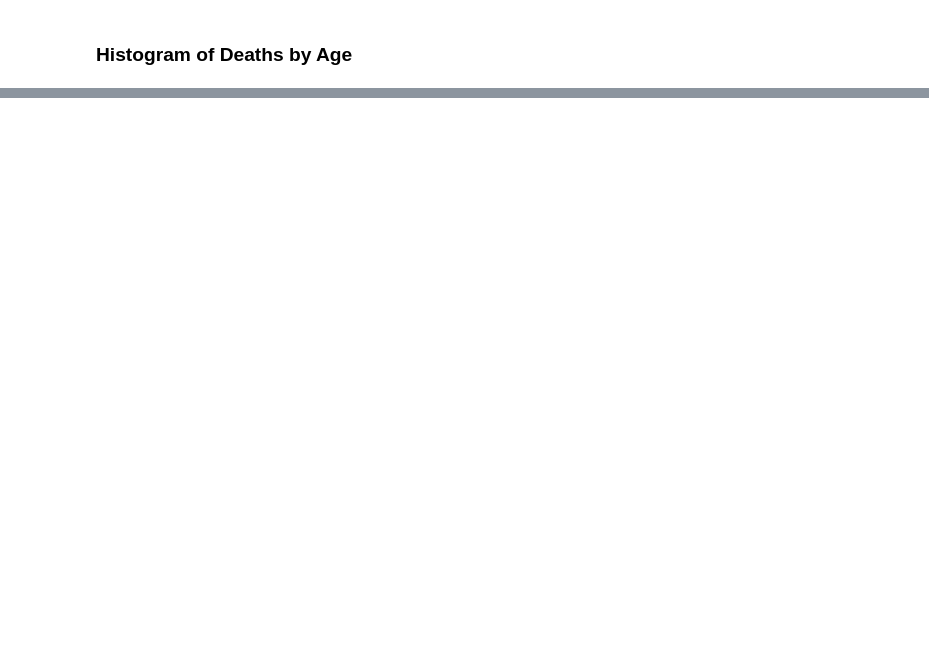
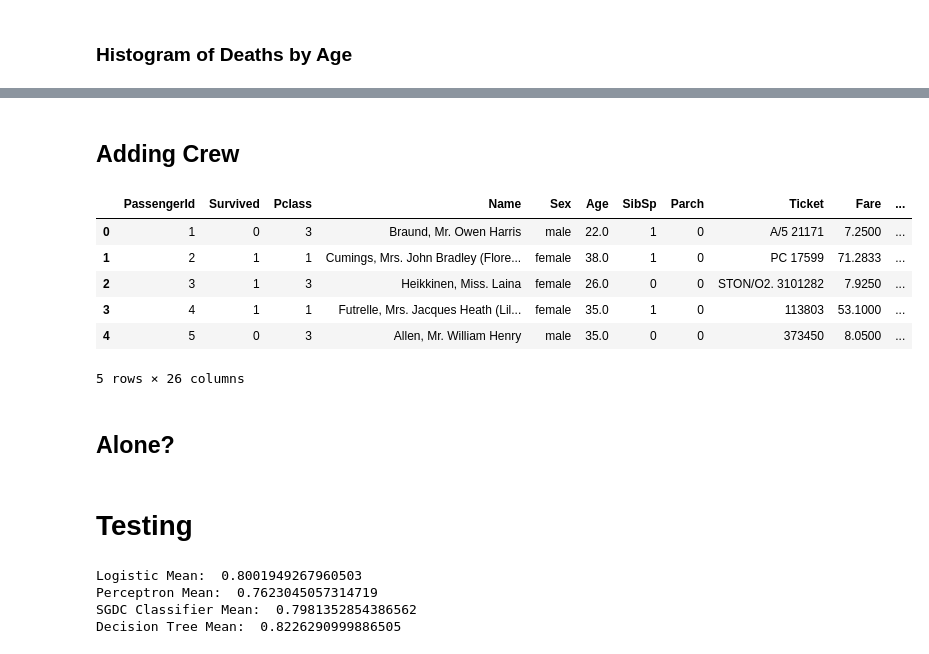
Before and after one commit to ChicksMagee/Table-1-Group-Repository, a Jupyter notebook: Titanic Submissions/Combined_Submission.ipynb, the cells around one changed output, grey strips where cells are left out. Cells and saved outputs as stored; diff of their text form; code cells hidden in the pictures; blank space fills up the shorter version.

```diff
--- a/Titanic Submissions/Combined_Submission.ipynb
+++ b/Titanic Submissions/Combined_Submission.ipynb
@@ -63,0 +70,16 @@ plt.show()
+# %% [markdown]
+## Adding Crew
+# %%
+train['Crew?'] = [1 if x == 0.0 else 0 for x in train['Fare']]
+test['Crew?'] = [1 if x == 0.0 else 0 for x in test['Fare']]
+train.head(5)
+# %% [output]
+|  | PassengerId | Survived | Pclass | Name | Sex | Age | SibSp | Parch | Ticket | Fare | ... |
+| 0 | 1 | 0 | 3 | Braund, Mr. Owen Harris | male | 22.0 | 1 | 0 | A/5 21171 | 7.2500 | ... |
+| 1 | 2 | 1 | 1 | Cumings, Mrs. John Bradley (Flore... | female | 38.0 | 1 | 0 | PC 17599 | 71.2833 | ... |
+| 2 | 3 | 1 | 3 | Heikkinen, Miss. Laina | female | 26.0 | 0 | 0 | STON/O2. 3101282 | 7.9250 | ... |
+| 3 | 4 | 1 | 1 | Futrelle, Mrs. Jacques Heath (Lil... | female | 35.0 | 1 | 0 | 113803 | 53.1000 | ... |
+| 4 | 5 | 0 | 3 | Allen, Mr. William Henry | male | 35.0 | 0 | 0 | 373450 | 8.0500 | ... |
+5 rows × 26 columns
+# %% [markdown]
+## Alone?
@@ -63,0 +102,40 @@ plt.show()
+# %% [markdown]
+# Testing
+# %%
+from sklearn.model_selection import cross_val_score
+import numpy as np
+
+from sklearn.linear_model import Perceptron, SGDClassifier, LogisticRegression
+from sklearn import tree
+
+
+columns = ['Pclass_1', 'Pclass_3', 'Sex_female',
+       'Age_categories_Infant',
+       'Age_categories_Child', 'Age_categories_Adult',
+       'Age_categories_Senior', 'Alone?', 'Crew?']
+
+all_X = train[columns]
+all_y = train['Survived']
+
+dt = tree.DecisionTreeClassifier(
+    max_depth = 7,
+    min_samples_split = 2,
+    random_state = 1
+    )
+
+lr = LogisticRegression(solver="lbfgs")
+p = Perceptron(max_iter=1000, tol=1e-3)
+s = SGDClassifier(tol=1e-3)
+lscores = cross_val_score(lr, all_X, all_y, cv=10)
+pscores = cross_val_score(p, all_X, all_y, cv=10)
+sscores = cross_val_score(s, all_X, all_y, cv=10)
+tscores = cross_val_score(dt, all_X, all_y, cv=10)
+print("Logistic Mean: ", np.mean(lscores))
+print("Perceptron Mean: ", np.mean(pscores))
+print("SGDC Classifier Mean: ", np.mean(sscores))
+print("Decision Tree Mean: ", np.mean(tscores))
+# %% [output]
+Logistic Mean:  0.8001949267960503
+Perceptron Mean:  0.7623045057314719
+SGDC Classifier Mean:  0.7981352854386562
+Decision Tree Mean:  0.8226290999886505
```
Also changed, not shown: parts of 7 cells of this notebook.
